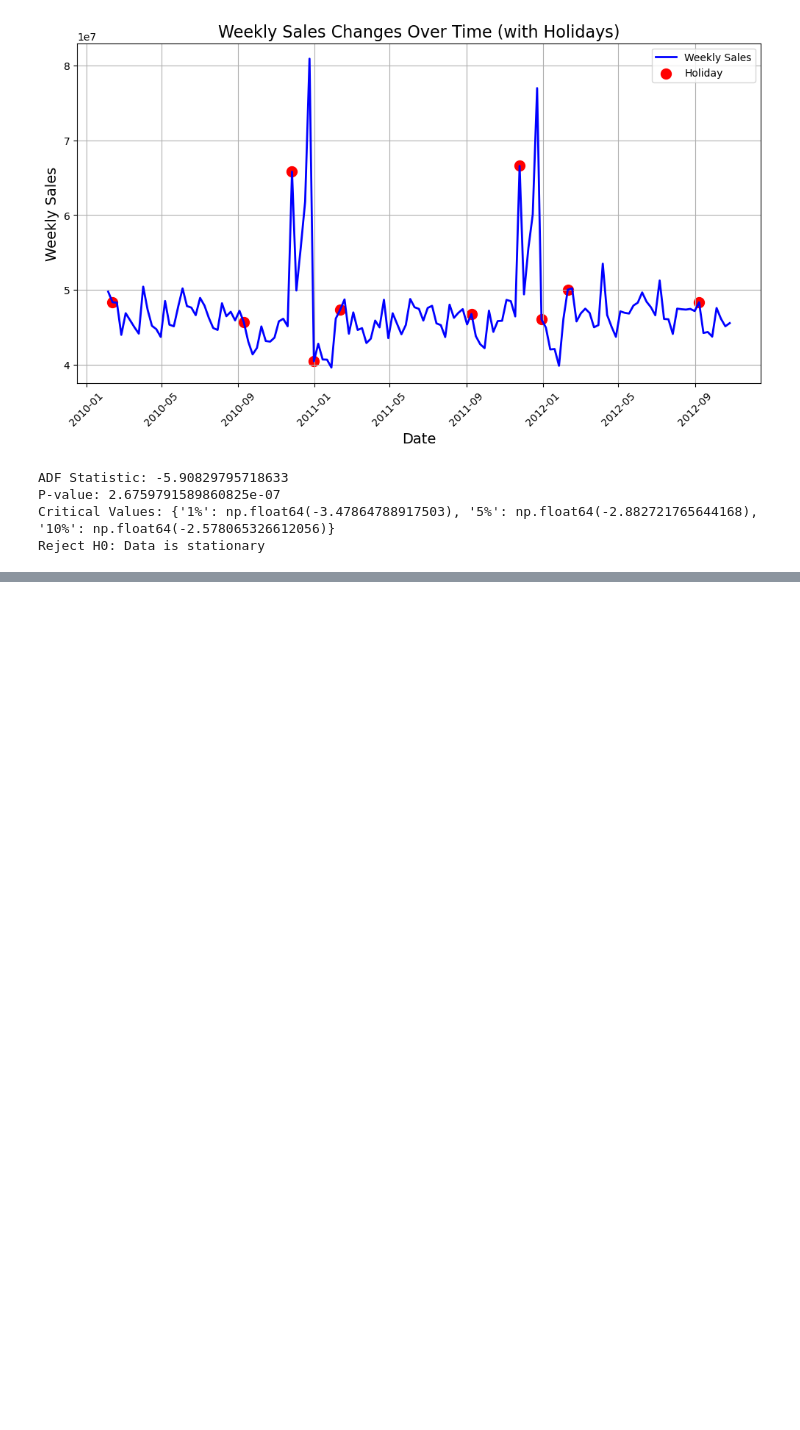
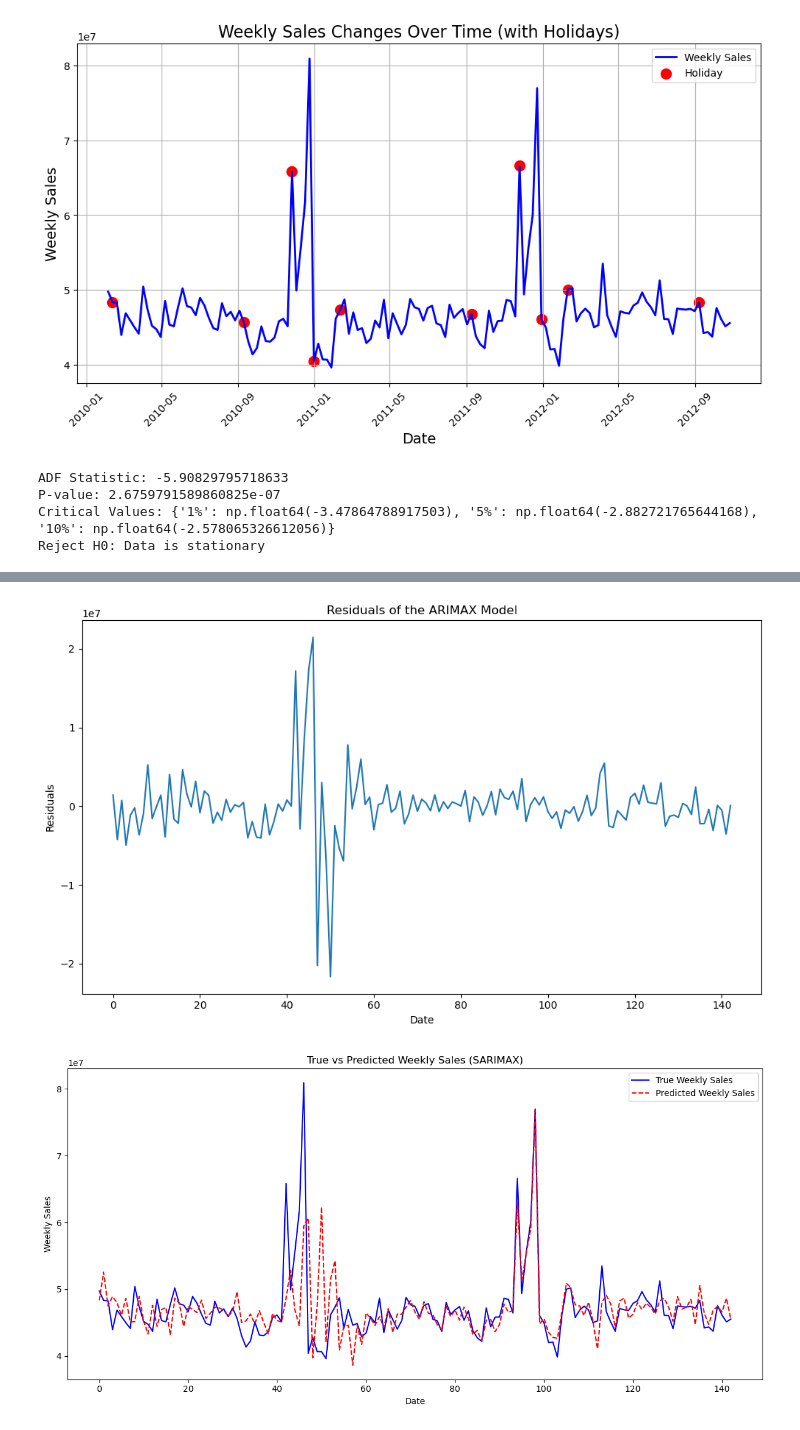
Before and after one commit to random-logic/Demand-Forecast, a Jupyter notebook: src/ARIMAX.ipynb, the cells around one changed output, grey strips where cells are left out. Drawn from its saved outputs; the diff is of its cells as text; code cells hidden in the pictures; blank space fills up the shorter version.

Commit message:
finish model

```diff
--- a/src/ARIMAX.ipynb
+++ b/src/ARIMAX.ipynb
@@ -126,0 +127,2 @@ From our charts, p = q = 3. From our ADF test, d = 0
+# %%
+s = 52
@@ -126,0 +173,2 @@ From our charts, p = q = 3. From our ADF test, d = 0
+# %%
+p, q, best_fit = min(results, key=lambda res: res[2].aic)
@@ -126,0 +183,9 @@ From our charts, p = q = 3. From our ADF test, d = 0
+# %%
+import numpy as np
+from sklearn.metrics import r2_score, mean_absolute_error, mean_squared_error
+
+y_pred = best_fit.predict(start=0, end=len(y)-1, exog=X)
+mae = mean_absolute_error(y, y_pred)
+mse = mean_squared_error(y, y_pred)
+rmse = np.sqrt(mse)
+r2 = r2_score(y, y_pred)
@@ -126,0 +208,24 @@ From our charts, p = q = 3. From our ADF test, d = 0
+# %%
+# Plot residuals to check if they resemble white noise
+residuals = y - y_pred
+plt.figure(figsize=(10, 6))
+plt.plot(residuals)
+plt.title("Residuals of the ARIMAX Model")
+plt.xlabel("Date")
+plt.ylabel("Residuals")
+plt.tight_layout()
+plt.show()
+
+# Plot predicted vs. true Weekly Sales
+plt.figure(figsize=(12, 6))
+plt.plot(y, label="True Weekly Sales", color='blue')
+plt.plot(y_pred, label="Predicted Weekly Sales", color='red', linestyle='--')
+plt.legend()
+plt.title("True vs Predicted Weekly Sales (SARIMAX)")
+plt.xlabel("Date")
+plt.ylabel("Weekly Sales")
+plt.tight_layout()
+plt.show()
+# %% [output]
+[figure, added]
+[figure, added]
```
Also changed, not shown: parts of 15 cells of this notebook, 2 other files.
